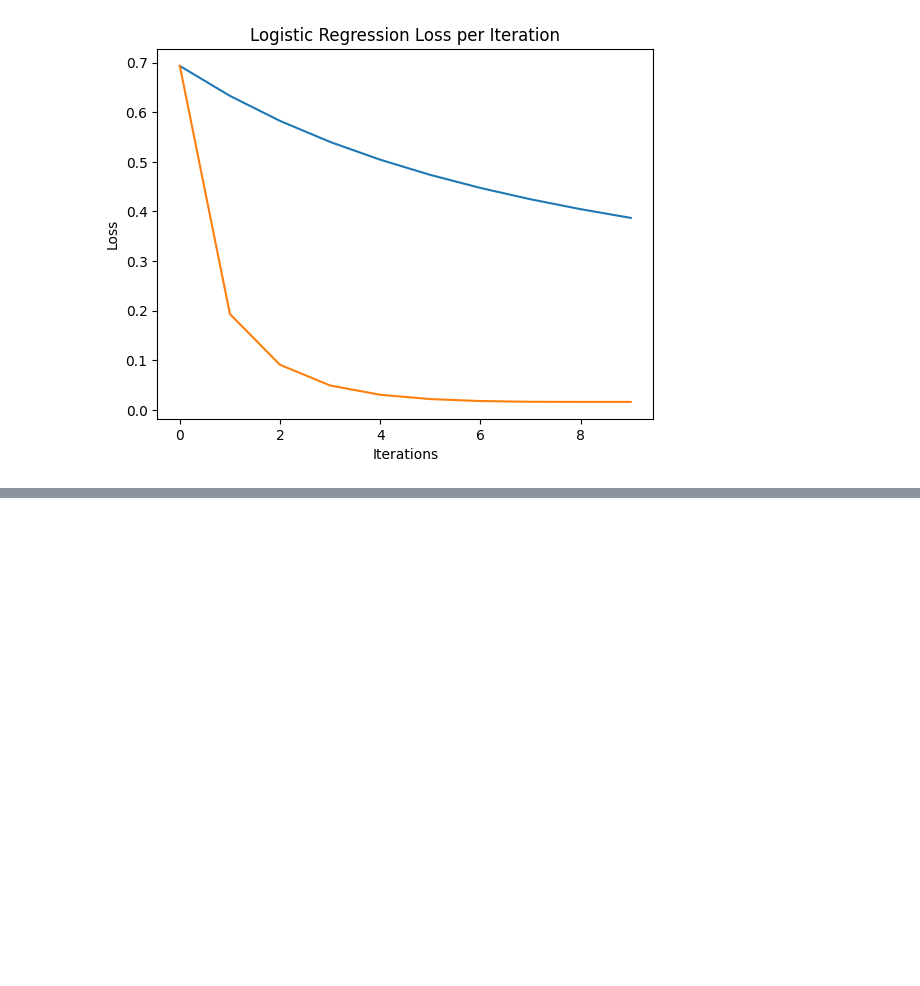
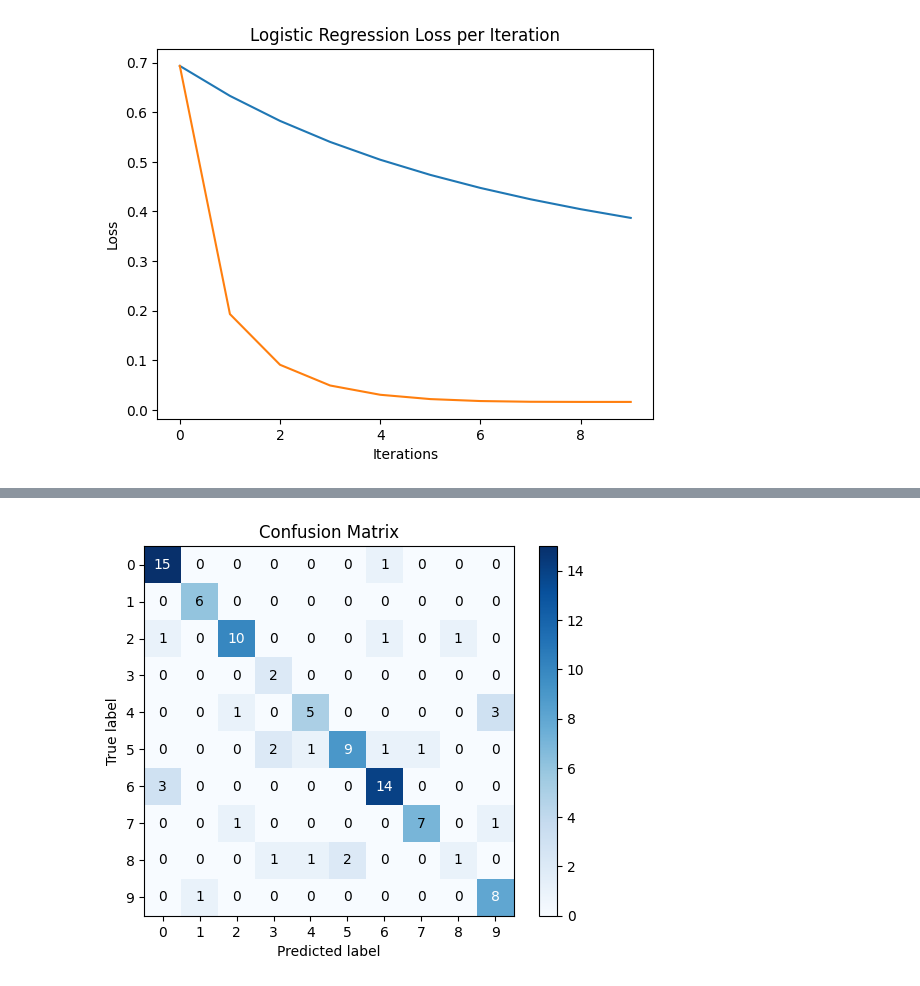
Before and after one commit to Vgr20/EN3150_Assignment_02, a Jupyter notebook: Assignment.ipynb, the cells around one changed output, grey strips where cells are left out. Drawn from its saved outputs; the diff is of its cells as text; code cells hidden in the pictures; blank space fills up the shorter version.

```diff
--- a/Assignment.ipynb
+++ b/Assignment.ipynb
@@ -134,0 +196,20 @@ plt. show ()
+# %%
+from sklearn.metrics import confusion_matrix, accuracy_score, precision_score, recall_score,f1_score
+# Make predictions on the test set
+y_pred = grid_search.predict(X_test)
+# Calculate the accuracy
+accuracy = accuracy_score(y_test, y_pred)
+# Calculate confusion matrix
+confusion_matrix = confusion_matrix(y_test, y_pred)
+# Calculate precision
+precision = precision_score(y_test, y_pred, average='macro')
+# Calculate recall
+recall = recall_score(y_test, y_pred, average='macro')
+# Calculate F1 score
+f1 = f1_score(y_test, y_pred, average='macro')
+# Print the metrics
+print('Accuracy:', accuracy)
+print('Confusion Matrix:\n', confusion_matrix)
+print('Precision:', precision)
+print('Recall:', recall)
+print('F1 Score:', f1)
@@ -134,0 +232,8 @@ plt. show ()
+# %%
+# Plot the confusion matrix
+import scikitplot as skplt
+skplt.metrics.plot_confusion_matrix(y_test, y_pred, normalize=False)
+plt.title('Confusion Matrix')
+plt.show()
+# %% [output]
+[figure, added]
```
Also changed, not shown: parts of 7 cells of this notebook.
